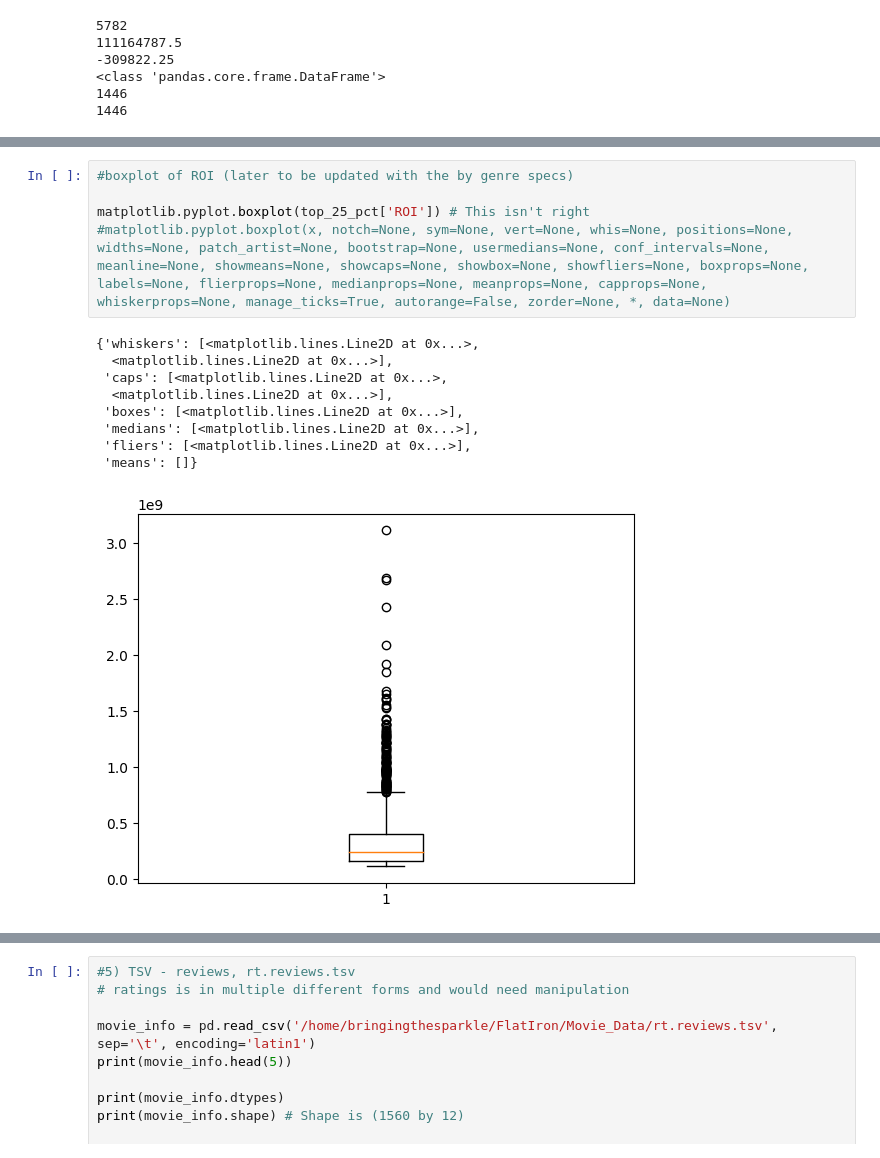
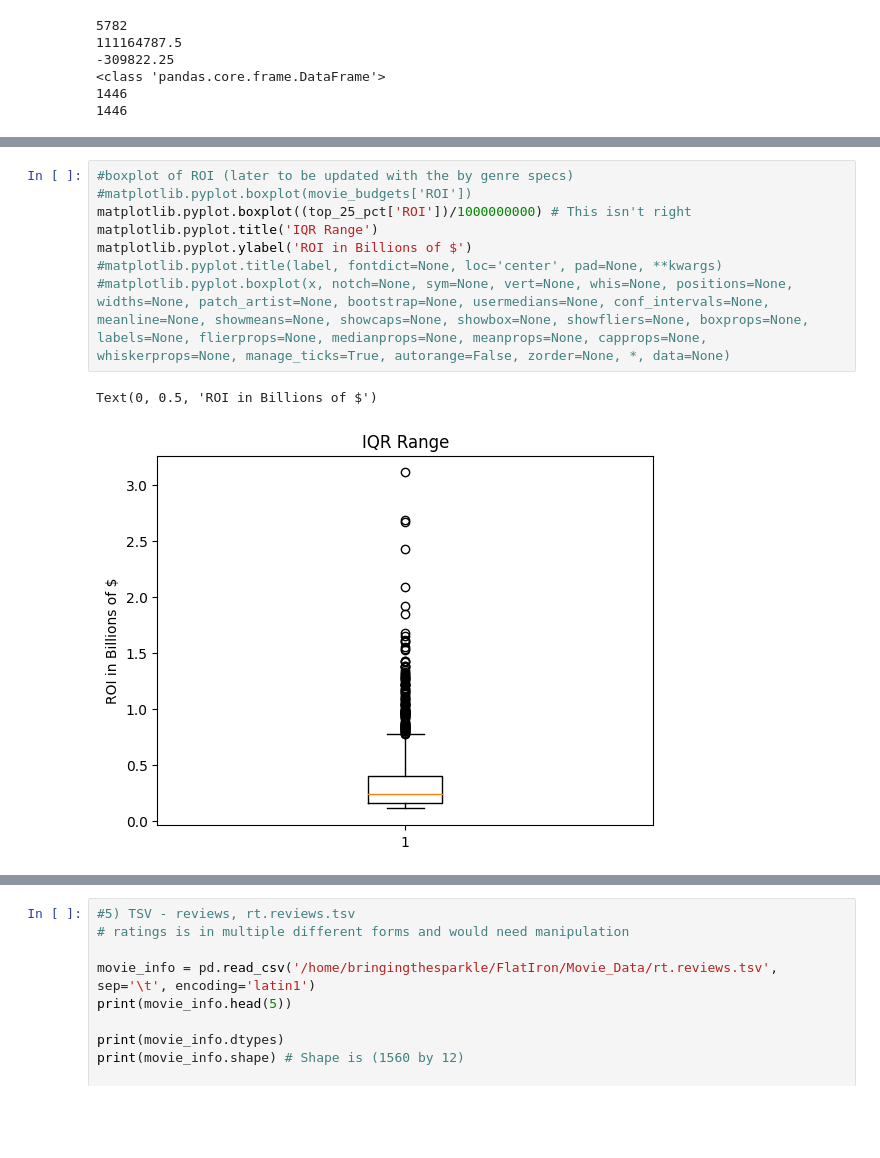
Before and after one commit to betsybetsybetsy2021/Phase1Project, a Jupyter notebook: index.ipynb, the cells around one changed output, grey strips where cells are left out. Cells and saved outputs as stored; diff of their text form; blank space fills up the shorter version.

```diff
--- a/index.ipynb
+++ b/index.ipynb
@@ -339,18 +658,14 @@ print(len(bottom_25_pct))
 # %%
 #boxplot of ROI (later to be updated with the by genre specs)
-
-matplotlib.pyplot.boxplot(top_25_pct['ROI']) # This isn't right
+#matplotlib.pyplot.boxplot(movie_budgets['ROI'])
+matplotlib.pyplot.boxplot((top_25_pct['ROI'])/1000000000) # This isn't right
+matplotlib.pyplot.title('IQR Range')
+matplotlib.pyplot.ylabel('ROI in Billions of $')
+#matplotlib.pyplot.title(label, fontdict=None, loc='center', pad=None, **kwargs)
 #matplotlib.pyplot.boxplot(x, notch=None, sym=None, vert=None, whis=None, positions=None, widths=None, patch_artist=None, bootstrap=None, usermedians=None, conf_intervals=None, meanline=None, showmeans=None, showcaps=None, showbox=None, showfliers=None, boxprops=None, labels=None, flierprops=None, medianprops=None, meanprops=None, capprops=None, whiskerprops=None, manage_ticks=True, autorange=False, zorder=None, *, data=None)
 # %% [output]
-{'whiskers': [<matplotlib.lines.Line2D at 0x...>,
-  <matplotlib.lines.Line2D at 0x...>],
- 'caps': [<matplotlib.lines.Line2D at 0x...>,
-  <matplotlib.lines.Line2D at 0x...>],
- 'boxes': [<matplotlib.lines.Line2D at 0x...>],
- 'medians': [<matplotlib.lines.Line2D at 0x...>],
- 'fliers': [<matplotlib.lines.Line2D at 0x...>],
- 'means': []}
+Text(0, 0.5, 'ROI in Billions of $')
-[figure, old version]
+[figure, new version]
 # %%
 # Exploration of Titles
 
```
Also changed, not shown: parts of 47 cells of this notebook.
